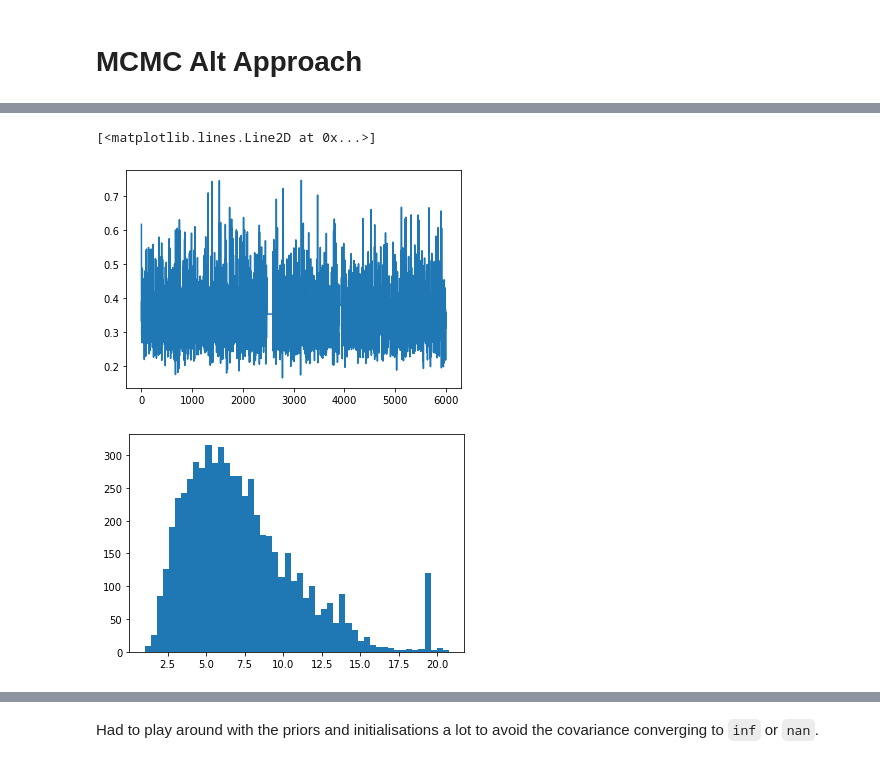
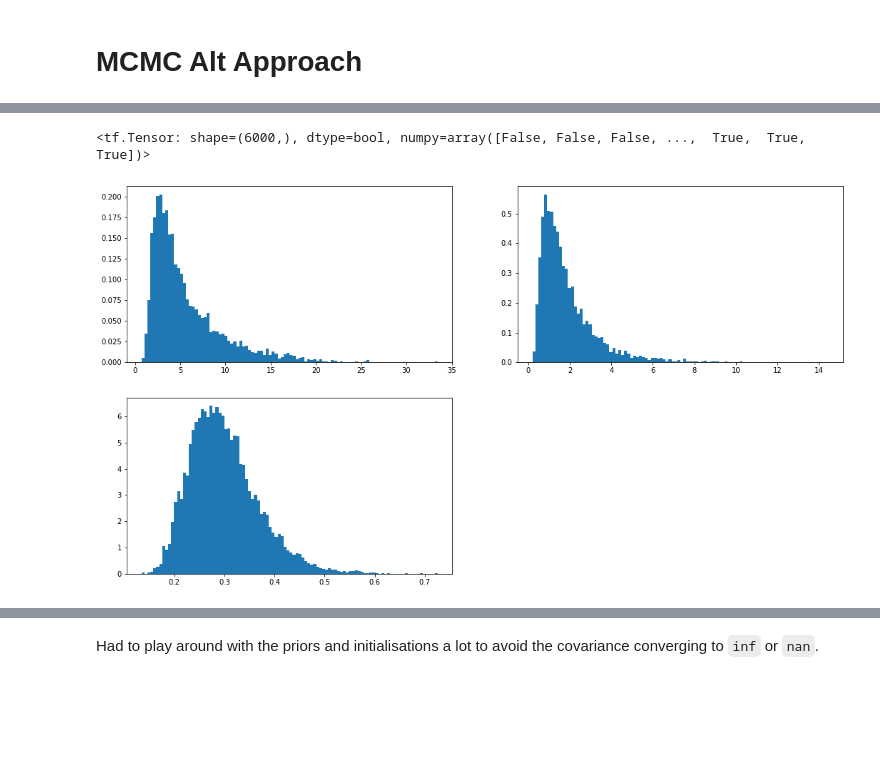
Before and after one commit to wunsworth/AirPollutionSensor, a Jupyter notebook: Notebooks/MCMCAltApproach.ipynb, the cells around one changed output, grey strips where cells are left out. Drawn from its saved outputs; the diff is of its cells as text; code cells hidden in the pictures; blank space fills up the shorter version.

```diff
--- a/Notebooks/MCMCAltApproach.ipynb
+++ b/Notebooks/MCMCAltApproach.ipynb
@@ -42,6 +42,7 @@ data = (X, Y)
 kernel = gpflow.kernels.Matern52()
 likelihood = gpflow.likelihoods.Gaussian()
 model = gpflow.models.SGPMC(data, kernel, likelihood, inducing_variable = Z)
+model = gpflow.models.SGPR(data, kernel, inducing_variable = Z, noise_variance = 0.1)
 # %%
 model.kernel.lengthscales.assign(0.1)
 model.kernel.variance.assign(0.1)
@@ -94,5 +94,5 @@ def run_chain_fn():
         trace_fn=lambda _, pkr: pkr.inner_results.is_accepted,
     )
 
-samples, _ = run_chain_fn()
+samples, x = run_chain_fn()
 parameter_samples = hmc_helper.convert_to_constrained_values(samples)
@@ -101,9 +99,14 @@ WARNING:tensorflow:7 out of the last 7 calls to <function run_chain_fn at 0x...>
+# %%
+x
+# %% [output]
+<tf.Tensor: shape=(6000,), dtype=bool, numpy=array([False, False, False, ...,  True,  True,  True])>
 # %%
-plt.plot(parameter_samples[3])
+plt.figure(figsize = (18, 10))
+plt.subplot(221)
+plt.hist(parameter_samples[0].numpy(), 100, density=True)
+plt.subplot(222)
+plt.hist(parameter_samples[1].numpy(), 100, density=True)
+plt.subplot(223)
+plt.hist(parameter_samples[2].numpy(), 100, density=True);
 # %% [output]
-[<matplotlib.lines.Line2D at 0x...>]
-[figure, old version]
+[figure, new version]
-# %%
-plt.hist(parameter_samples[1].numpy(), 50);
-# %% [output]
-[figure, removed]
```
Also changed, not shown: parts of 6 cells of this notebook, 1 other file.
